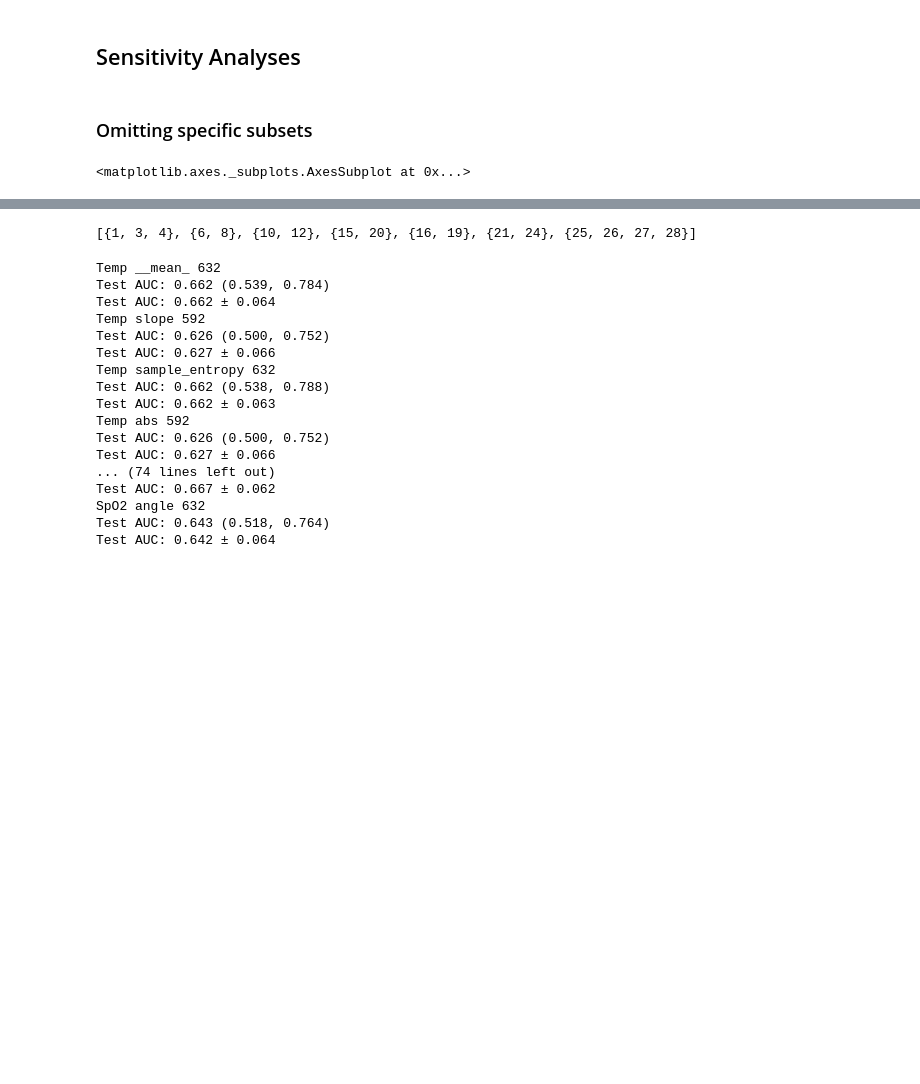
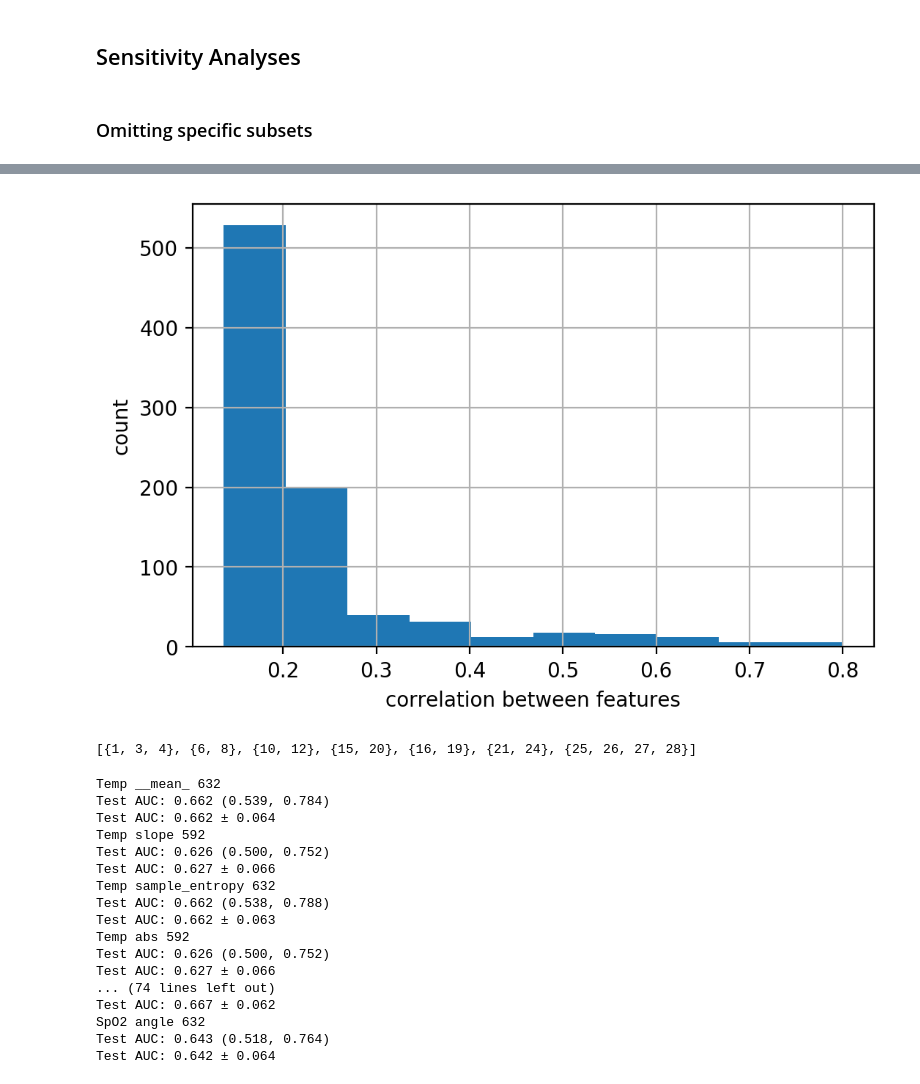
Before and after one commit to MLD3/JCO_CCI_aGVHD_prediction, a Jupyter notebook: 4_Feature_Analyses.ipynb, the cells around one changed output, grey strips where cells are left out. Drawn from its saved outputs; the diff is of its cells as text; code cells hidden in the pictures; blank space fills up the shorter version.

Commit message:
update notebooks to include figures

```diff
--- a/4_Feature_Analyses.ipynb
+++ b/4_Feature_Analyses.ipynb
@@ -26,3 +24,6 @@ data_dir = '/data/GVHD/'
+# %%
+import matplotlib as mpl
+mpl.rcParams['figure.dpi'] = 200
 # %% [markdown]
 ## Helper functions
 # %% [markdown]
@@ -186,5 +187,7 @@ for (i1, g1), (i2, g2) in itertools.product(enumerate(feature_groups), enumerate
 df_corr_group = pd.DataFrame(df_corr_group)
 # %%
 pd.DataFrame(df_corr_group)[2].hist()
+plt.xlabel('correlation between features')
+plt.ylabel('count')
+plt.show()
 # %% [output]
-<matplotlib.axes._subplots.AxesSubplot at 0x...>
@@ -192,3 +194,4 @@ pd.DataFrame(df_corr_group)[2].hist()
+[figure, added]
 # %%
 from collections import defaultdict
 # %%
```
Also changed, not shown: parts of 5 cells of this notebook, 4 other files.
